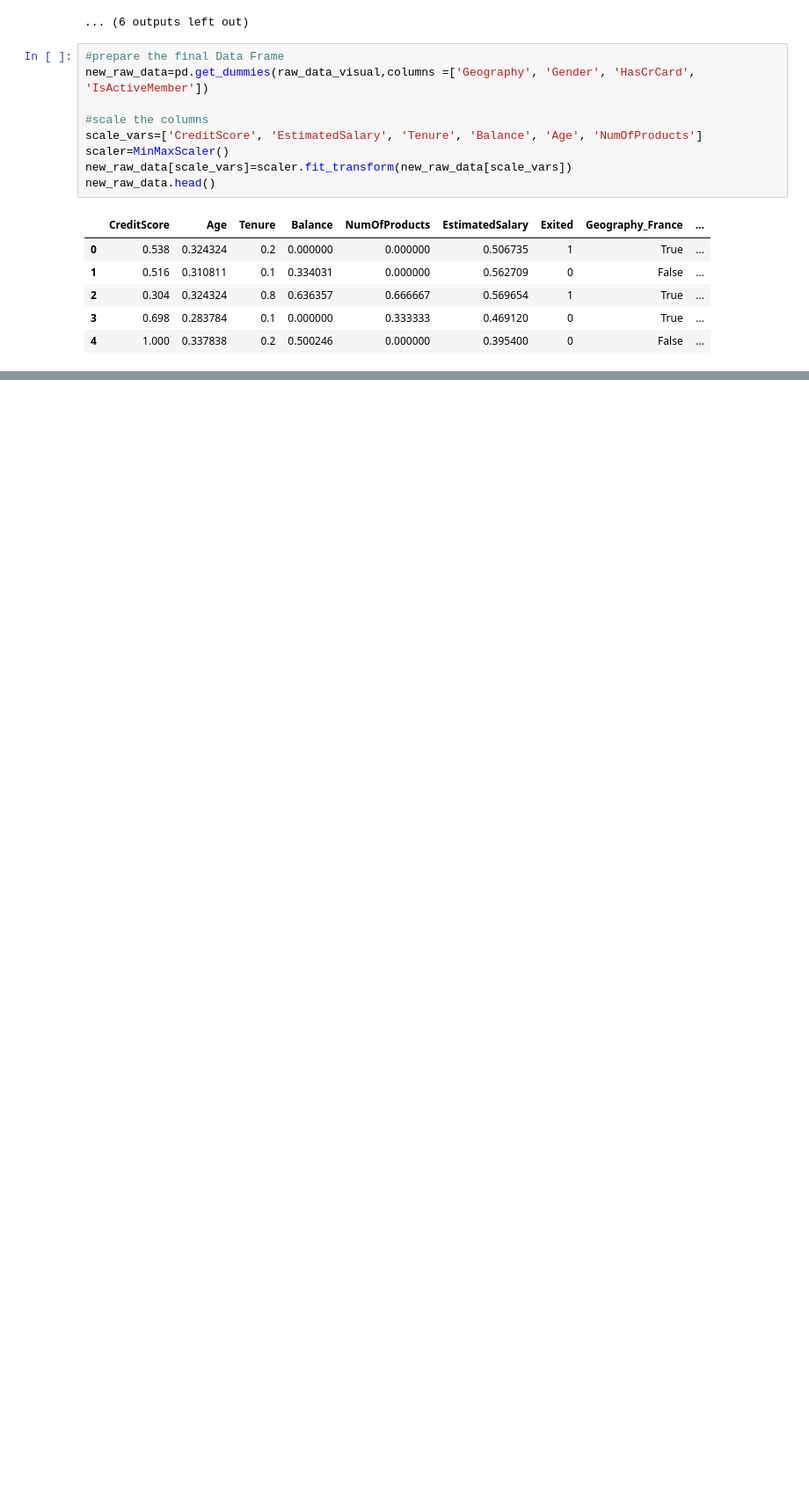
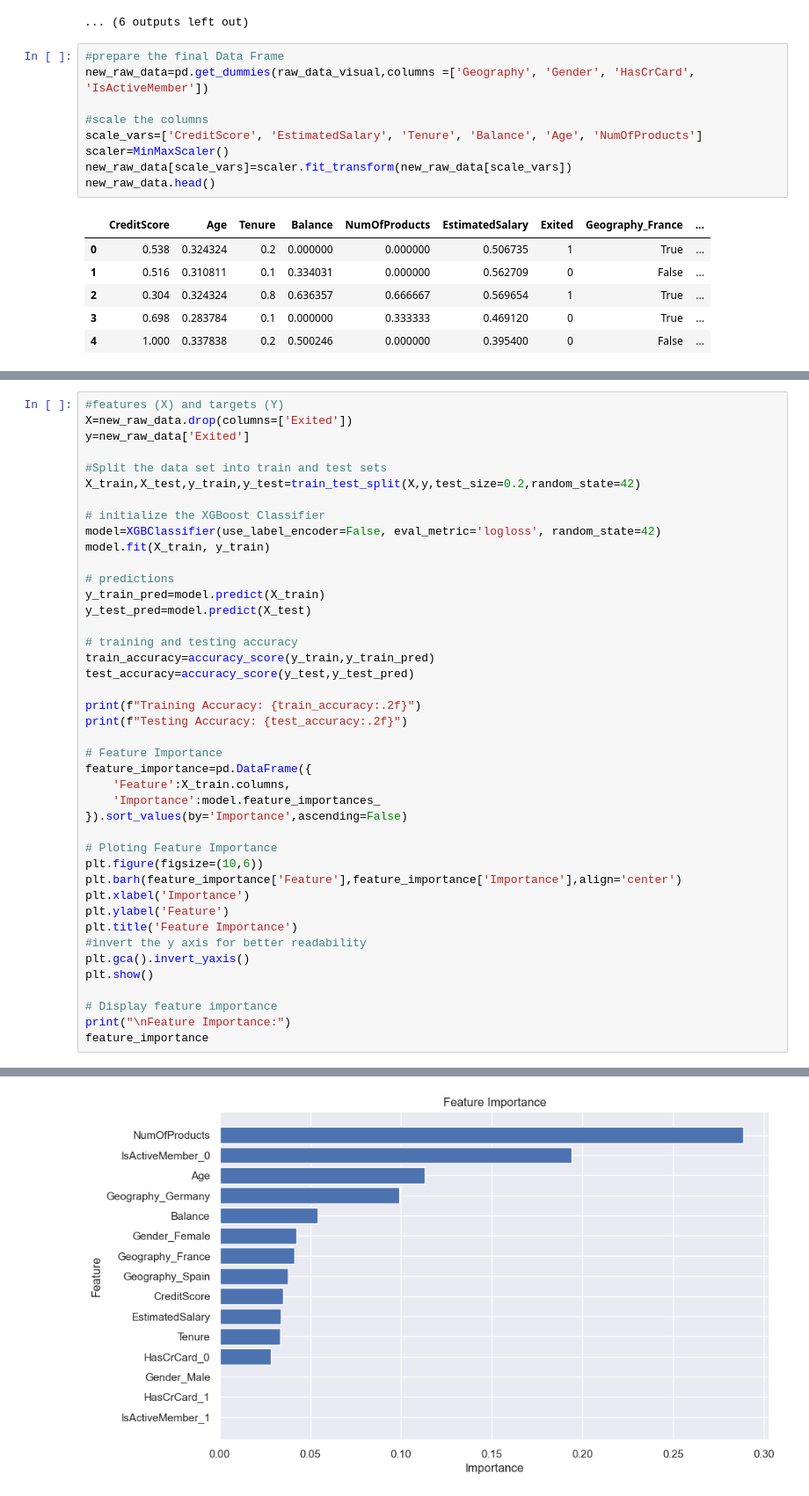
Before and after one commit to sophiembanda/Churn_Modelling, a Jupyter notebook: Churn Modelling.ipynb, the cells around one changed output, grey strips where cells are left out. Shown at 88% size. Drawn from its saved outputs; the diff is of its cells as text; blank space fills up the shorter version.

Commit message:
Use XGBoost to classify the data and to calculate feature importance and finally come up with the confusion matrix.

```diff
--- a/Churn Modelling.ipynb
+++ b/Churn Modelling.ipynb
@@ -176,0 +184,43 @@ new_raw_data.head()
+# %%
+#features (X) and targets (Y)
+X=new_raw_data.drop(columns=['Exited'])
+y=new_raw_data['Exited']
+
+#Split the data set into train and test sets
+X_train,X_test,y_train,y_test=train_test_split(X,y,test_size=0.2,random_state=42)
+
+# initialize the XGBoost Classifier
+model=XGBClassifier(use_label_encoder=False, eval_metric='logloss', random_state=42)
+model.fit(X_train, y_train)
+
+# predictions
+y_train_pred=model.predict(X_train)
+y_test_pred=model.predict(X_test)
+
+# training and testing accuracy
+train_accuracy=accuracy_score(y_train,y_train_pred)
+test_accuracy=accuracy_score(y_test,y_test_pred)
+
+print(f"Training Accuracy: {train_accuracy:.2f}")
+print(f"Testing Accuracy: {test_accuracy:.2f}")
+
+# Feature Importance
+feature_importance=pd.DataFrame({
+    'Feature':X_train.columns,
+    'Importance':model.feature_importances_
+}).sort_values(by='Importance',ascending=False)
+
+# Ploting Feature Importance
+plt.figure(figsize=(10,6))
+plt.barh(feature_importance['Feature'],feature_importance['Importance'],align='center')
+plt.xlabel('Importance')
+plt.ylabel('Feature')
+plt.title('Feature Importance')
+#invert the y axis for better readability
+plt.gca().invert_yaxis()
+plt.show()
+
+# Display feature importance
+print("\nFeature Importance:")
+feature_importance
+# %% [output]
@@ -176,0 +232 @@ new_raw_data.head()
+[figure, added]
```
Also changed, not shown: parts of 4 cells of this notebook.
